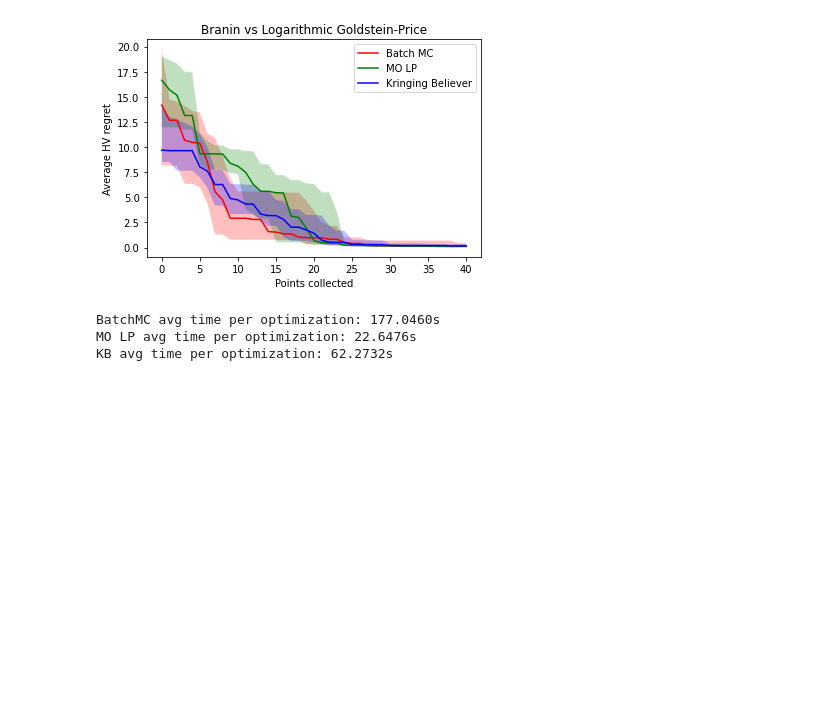
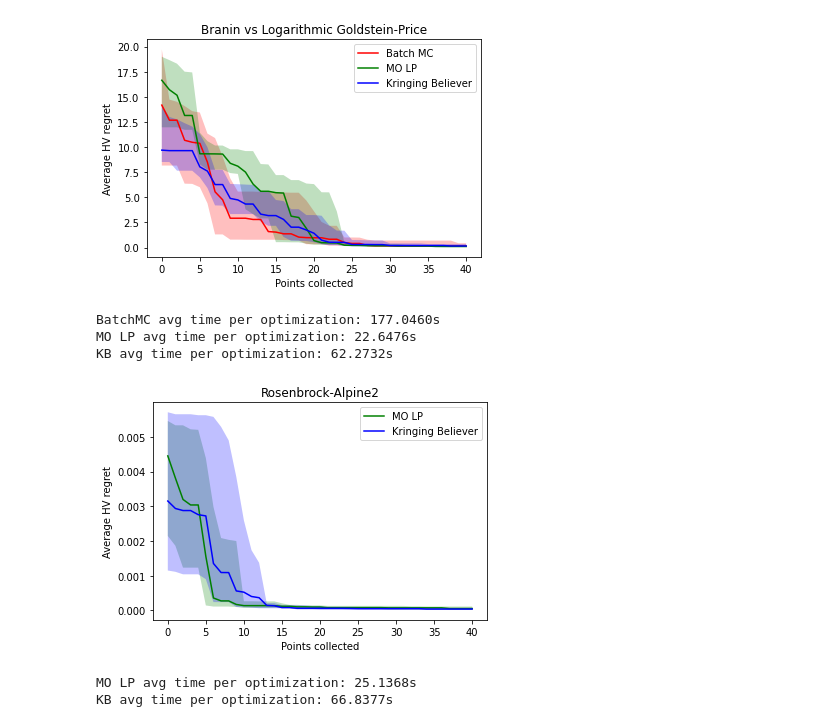
Before and after one commit to apaleyes/trieste, a Jupyter notebook: docs/notebooks/mo_lp/plot_results.ipynb, the cells around one changed output. Cells and saved outputs as stored; diff of their text form; code cells hidden in the pictures; blank space fills up the shorter version.

```diff
--- a/docs/notebooks/mo_lp/plot_results.ipynb
+++ b/docs/notebooks/mo_lp/plot_results.ipynb
@@ -238,3 +250,31 @@ print(f"KB avg time per optimization: {np.mean(kb_time):.4f}s")
 BatchMC avg time per optimization: 177.0460s
 MO LP avg time per optimization: 22.6476s
 KB avg time per optimization: 62.2732s
+# %%
+mo_lp_hv_regret = np.loadtxt("results/DistanceBased_RosenbrockAlpine2_n_initial_points_3_n_query_points_4_n_optimization_steps_10_n_repeats_10_seed_None", delimiter=",")
+kb_hv_regret = np.loadtxt("results/KB_RosenbrockAlpine2_n_initial_points_3_n_query_points_4_n_optimization_steps_10_n_repeats_10_seed_None", delimiter=",")
+
+mo_lp_time = np.loadtxt("results/DistanceBased_RosenbrockAlpine2_n_initial_points_3_n_query_points_4_n_optimization_steps_10_n_repeats_10_seed_None_time", delimiter=",")
+kb_time = np.loadtxt("results/KB_RosenbrockAlpine2_n_initial_points_3_n_query_points_4_n_optimization_steps_10_n_repeats_10_seed_None_time", delimiter=",")
+
+n_query_points = 4
+n_optimization_steps = 10
+
+x = range(n_query_points * n_optimization_steps + 1)
+
+plt.fill_between(x, np.quantile(mo_lp_hv_regret, q=0.25, axis=0), np.quantile(mo_lp_hv_regret, q=0.75, axis=0), facecolor='g', alpha=0.25)
+plt.fill_between(x, np.quantile(kb_hv_regret, q=0.25, axis=0), np.quantile(kb_hv_regret, q=0.75, axis=0), facecolor='b', alpha=0.25)
+plt.plot(x, np.median(mo_lp_hv_regret, axis=0), c='g', label='MO LP')
+plt.plot(x, np.median(kb_hv_regret, axis=0), c='b', label='Kringing Believer')
+plt.title("Rosenbrock-Alpine2")
+plt.xlabel("Points collected")
+plt.ylabel("Average HV regret")
+plt.legend()
+plt.show()
+
+print(f"MO LP avg time per optimization: {np.mean(mo_lp_time):.4f}s")
+print(f"KB avg time per optimization: {np.mean(kb_time):.4f}s")
+# %% [output]
+[figure, added]
+MO LP avg time per optimization: 25.1368s
+KB avg time per optimization: 66.8377s
```
Also changed, not shown: parts of 5 cells of this notebook, 13 other files.
